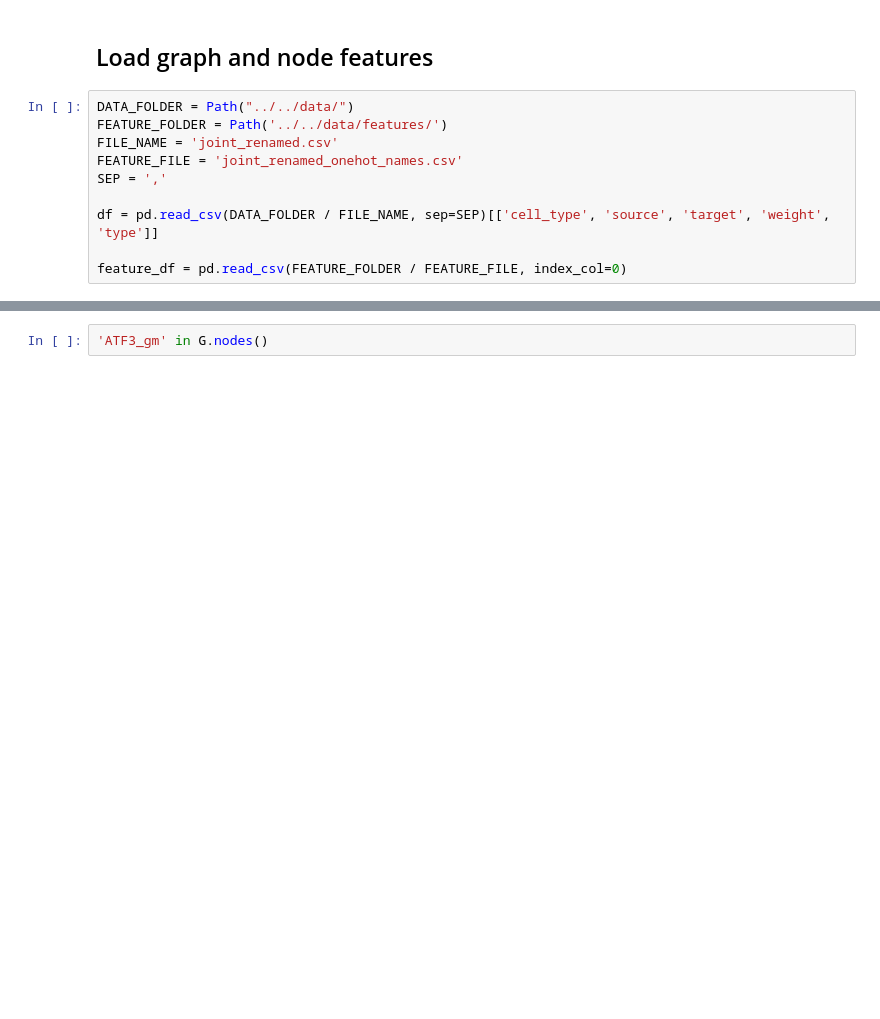
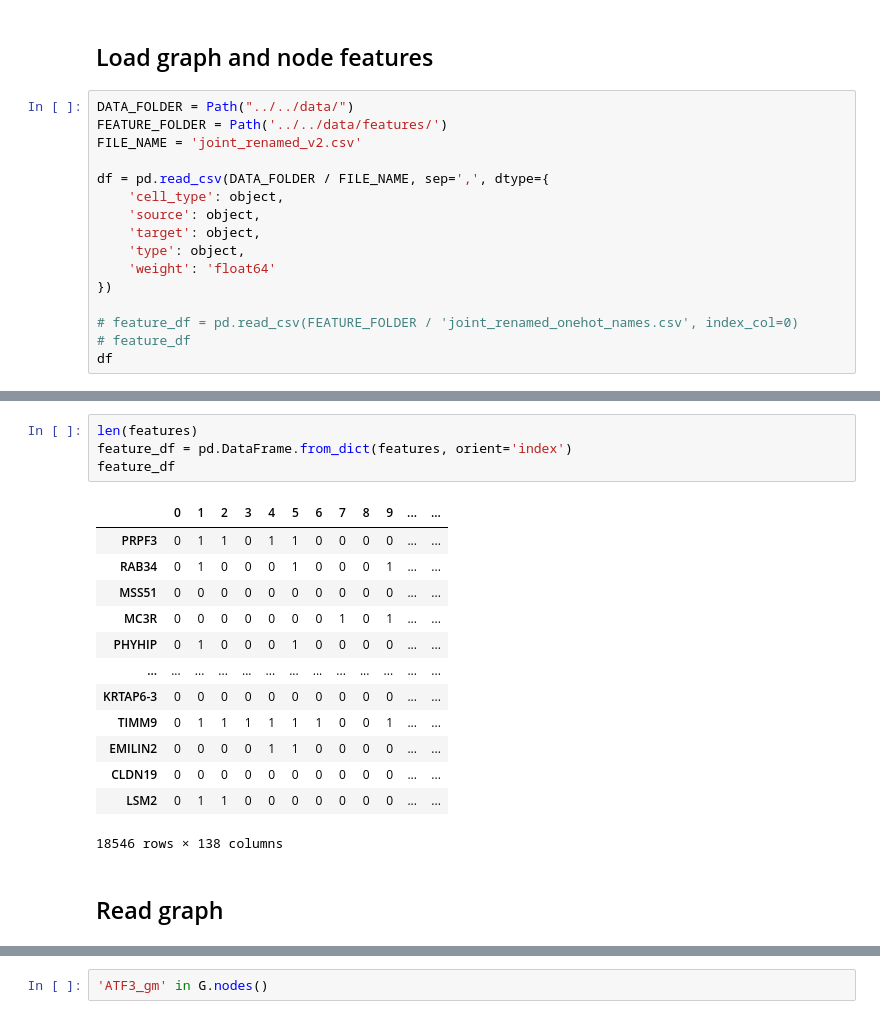
Before and after one commit to guomk/graph_embedding, a Jupyter notebook: script/dgi/joint_HinSAGE_name.ipynb, the cells around one changed output, grey strips where cells are left out. Saved outputs shown, nothing was run; the diff lists cells and outputs as text; blank space fills up the shorter version.

Commit message:
finish joint training & get initial result

```diff
--- a/script/dgi/joint_HinSAGE_name.ipynb
+++ b/script/dgi/joint_HinSAGE_name.ipynb
@@ -41,10 +44,16 @@ Default GPU Device:/device:GPU:0
 # %%
 DATA_FOLDER = Path("../../data/")
 FEATURE_FOLDER = Path('../../data/features/')
-FILE_NAME = 'joint_renamed.csv'
-FEATURE_FILE = 'joint_renamed_onehot_names.csv'
-SEP = ','
+FILE_NAME = 'joint_renamed_v2.csv'
 
-df = pd.read_csv(DATA_FOLDER / FILE_NAME, sep=SEP)[['cell_type', 'source', 'target', 'weight', 'type']]
+df = pd.read_csv(DATA_FOLDER / FILE_NAME, sep=',', dtype={
+    'cell_type': object,
+    'source': object,
+    'target': object,
+    'type': object,
+    'weight': 'float64'
+})
 
-feature_df = pd.read_csv(FEATURE_FOLDER / FEATURE_FILE, index_col=0)
+# feature_df = pd.read_csv(FEATURE_FOLDER / 'joint_renamed_onehot_names.csv', index_col=0)
+# feature_df
+df
@@ -51,3 +127,23 @@ feature_df = pd.read_csv(FEATURE_FOLDER / FEATURE_FILE, index_col=0)
+# %%
+len(features)
+feature_df = pd.DataFrame.from_dict(features, orient='index')
+feature_df
+# %% [output]
+|  | 0 | 1 | 2 | 3 | 4 | 5 | 6 | 7 | 8 | 9 | ... | ... |
+| PRPF3 | 0 | 1 | 1 | 0 | 1 | 1 | 0 | 0 | 0 | 0 | ... | ... |
+| RAB34 | 0 | 1 | 0 | 0 | 0 | 1 | 0 | 0 | 0 | 1 | ... | ... |
+| MSS51 | 0 | 0 | 0 | 0 | 0 | 0 | 0 | 0 | 0 | 0 | ... | ... |
+| MC3R | 0 | 0 | 0 | 0 | 0 | 0 | 0 | 1 | 0 | 1 | ... | ... |
+| PHYHIP | 0 | 1 | 0 | 0 | 0 | 1 | 0 | 0 | 0 | 0 | ... | ... |
+| ... | ... | ... | ... | ... | ... | ... | ... | ... | ... | ... | ... | ... |
+| KRTAP6-3 | 0 | 0 | 0 | 0 | 0 | 0 | 0 | 0 | 0 | 0 | ... | ... |
+| TIMM9 | 0 | 1 | 1 | 1 | 1 | 1 | 1 | 0 | 0 | 1 | ... | ... |
+| EMILIN2 | 0 | 0 | 0 | 0 | 1 | 1 | 0 | 0 | 0 | 0 | ... | ... |
+| CLDN19 | 0 | 0 | 0 | 0 | 0 | 0 | 0 | 0 | 0 | 0 | ... | ... |
+| LSM2 | 0 | 1 | 1 | 0 | 0 | 0 | 0 | 0 | 0 | 0 | ... | ... |
+18546 rows × 138 columns
+# %% [markdown]
+## Read graph
 # %%
 df['edge_type'] = df['type'].map(lambda x: 1 if x == 'TSS' else 0)
 
```
Also changed, not shown: parts of 20 cells of this notebook, 14 other files.
